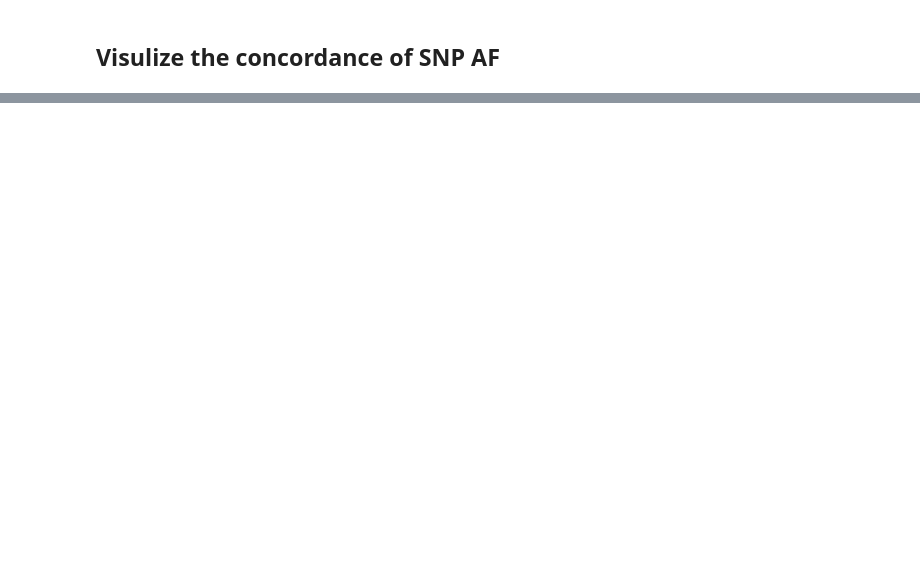
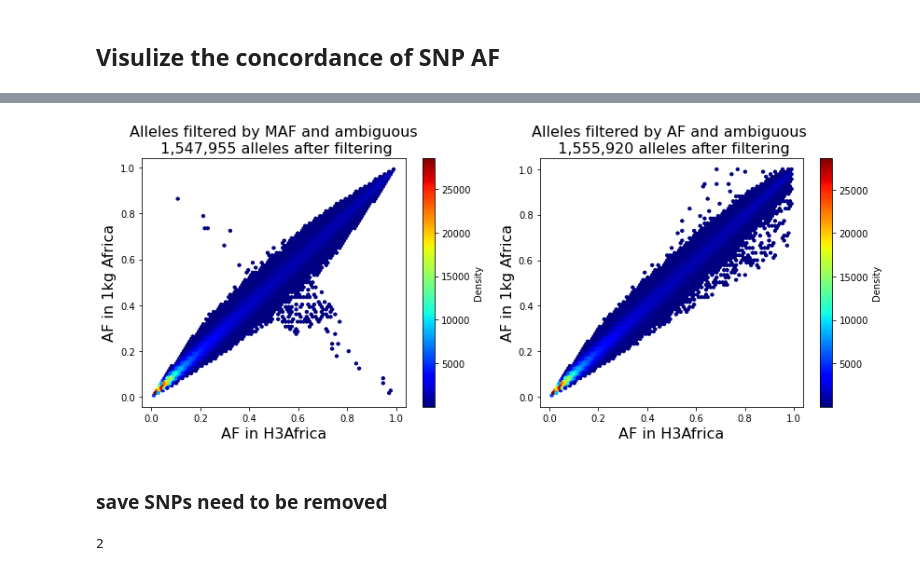
Before and after one commit to yli091230/AWIGEN_TRs, a Jupyter notebook: notebooks/plinkVcf_quality_check/converted_vcf_quality_check.ipynb, the cells around one changed output, grey strips where cells are left out. Saved outputs shown, nothing was run; the diff lists cells and outputs as text; code cells hidden in the pictures; blank space fills up the shorter version.

```diff
--- a/notebooks/plinkVcf_quality_check/converted_vcf_quality_check.ipynb
+++ b/notebooks/plinkVcf_quality_check/converted_vcf_quality_check.ipynb
@@ -79,0 +136,34 @@ merged_filter_final = merged_filter_final.merge(missing_df,on=["CHROM","POS"])
+# %%
+min_num = 1
+
+fig, axs = plt.subplots(1,2,figsize=(12,5))
+ax_list = axs.flatten()
+x = merged_filter_final[maf_diff_filter & ~ambiguous_alleles].AF_h3_AFR.tolist()
+y = merged_filter_final[maf_diff_filter & ~ambiguous_alleles].AF_1kg_AFR.tolist()
+sc = ax_list[0].hexbin(x, y, gridsize=80, cmap="jet", mincnt=min_num)
+cbar = plt.colorbar(sc, ax=ax_list[0])
+cbar.set_label('Density')
+ax_list[0].set_xlabel("AF in H3Africa", fontsize=16)
+ax_list[0].set_ylabel("AF in 1kg Africa", fontsize=16)
+ax_list[0].set_title(f"Alleles filtered by MAF and ambiguous\n {len(x):,} alleles after filtering", fontsize=16)
+# fig.tight_layout()
+
+min_num = 1
+x = merged_filter_final[af_diff_filter & ~ambiguous_alleles].AF_h3_AFR.tolist()
+y = merged_filter_final[af_diff_filter & ~ambiguous_alleles].AF_1kg_AFR.tolist()
+sc = ax_list[1].hexbin(x, y, gridsize=80, cmap="jet", mincnt=min_num)
+cbar = plt.colorbar(sc, ax=ax_list[1])
+cbar.set_label('Density')
+ax_list[1].set_xlabel("AF in H3Africa", fontsize=16)
+ax_list[1].set_ylabel("AF in 1kg Africa", fontsize=16)
+ax_list[1].set_title(f"Alleles filtered by AF and ambiguous \n {len(x):,} alleles after filtering", fontsize=16)
+# plt.tight_layout()
+fig.tight_layout()
+# %% [output]
+[figure, added]
+# %% [markdown]
+### save SNPs need to be removed
+# %%
+201//100
+# %% [output]
+2
```
Also changed, not shown: parts of 8 cells of this notebook, 5 other files.
